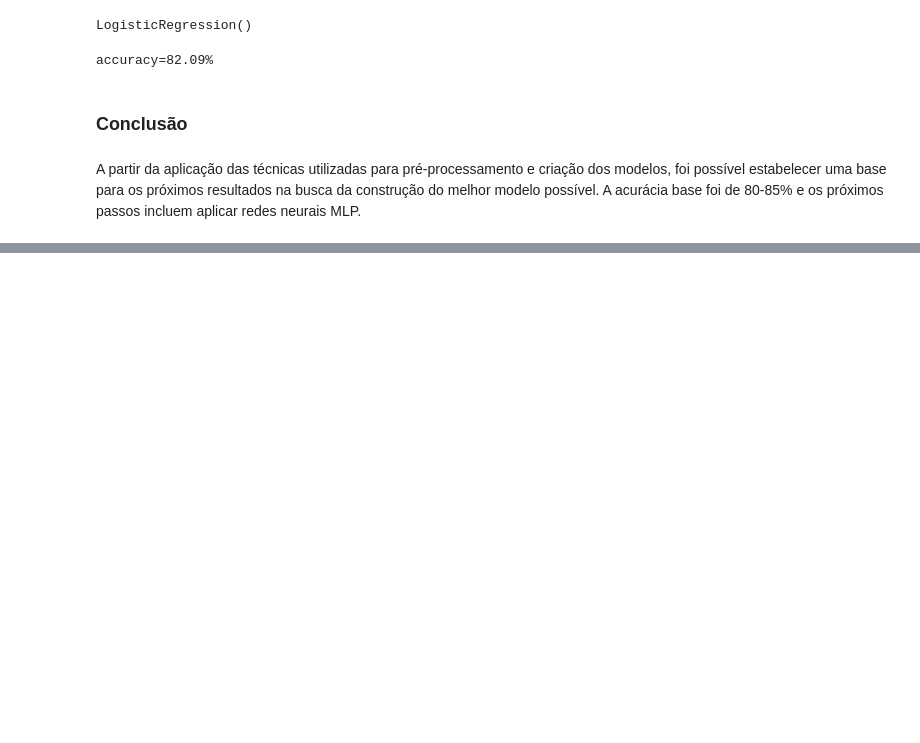
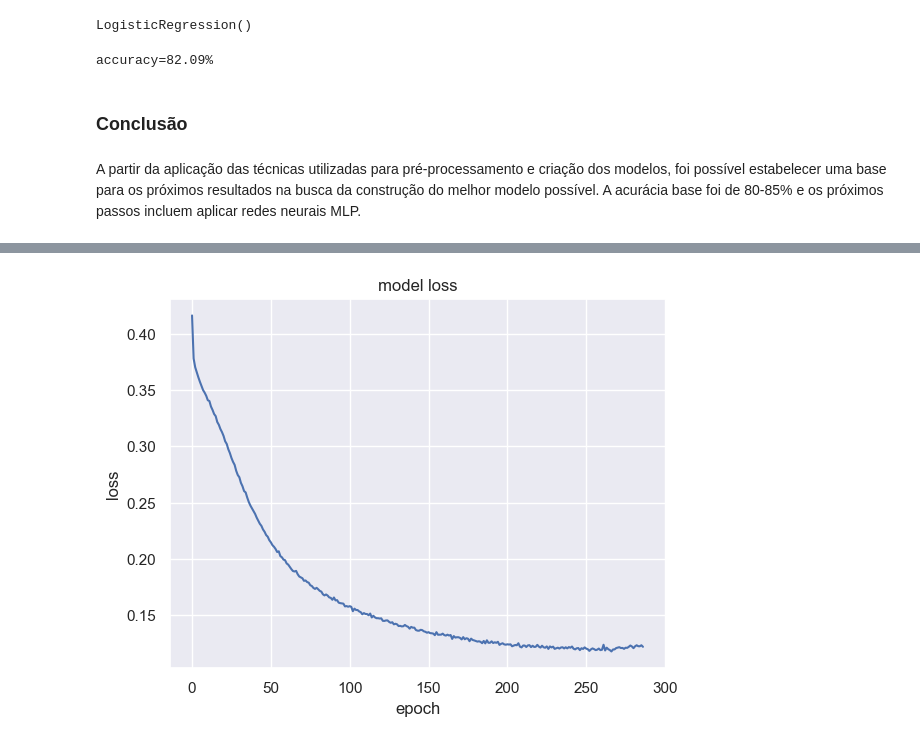
Before and after one commit to pedrogrigorio/UFC-Machine-Learning-Project, a Jupyter notebook: notebook.ipynb, the cells around one changed output, grey strips where cells are left out. Drawn from its saved outputs; the diff is of its cells as text; code cells hidden in the pictures; blank space fills up the shorter version.

```diff
--- a/notebook.ipynb
+++ b/notebook.ipynb
@@ -591,0 +771,8 @@ A partir da aplicação das técnicas utilizadas para pré-processamento e cria
+# %%
+plt.plot(history.history['loss'])
+plt.title('model loss')
+plt.ylabel('loss')
+plt.xlabel('epoch')
+plt.show()
+# %% [output]
+[figure, added]
```
Also changed, not shown: parts of 24 cells of this notebook.
